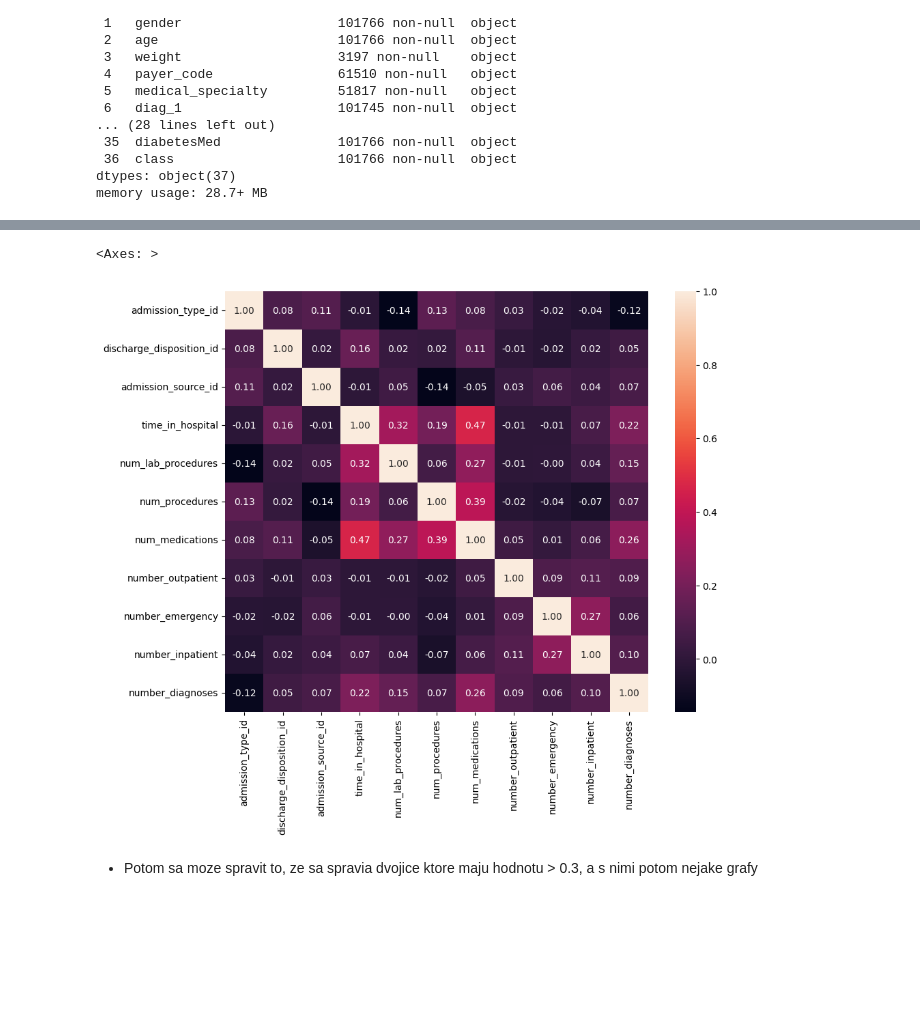
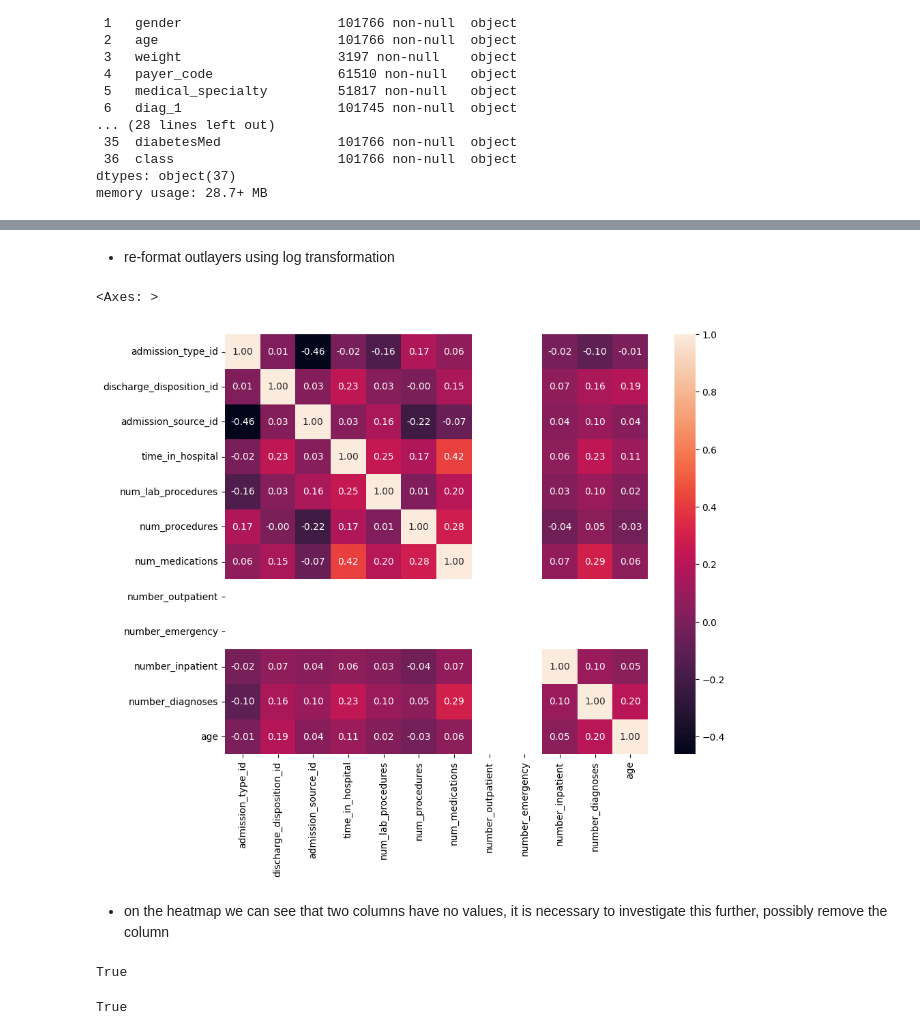
Before and after one commit to Pi3dr0/ZNEUS_diabetest, a Jupyter notebook: main.ipynb, the cells around one changed output, grey strips where cells are left out. Cells and saved outputs as stored; diff of their text form; code cells hidden in the pictures; blank space fills up the shorter version.

```diff
--- a/main.ipynb
+++ b/main.ipynb
@@ -133,0 +152,8 @@ print(cols_to_drop)
+# %%
+numeric_col: list[str] = df.select_dtypes(include='number').columns # type: ignore
+# %%
+for col in df.select_dtypes(include='object').columns:
+    converted = pd.to_numeric(df[col], errors='coerce')
+
+    if converted.notna().mean() > 0.5:
+        df[col] = converted
@@ -133,0 +162,5 @@ print(cols_to_drop)
+# %%
+for col in numeric_col:
+    sns.histplot(data=df[col], kde=True) # type: ignore
+    plt.title(col)
+    plt.show()
@@ -134,13 +180,34 @@ print(cols_to_drop)
+# %%
+for col in numeric_col:
+    Q1 = df[col].quantile(0.25)
+    Q3 = df[col].quantile(0.75)
+    iqr = Q3 - Q1
+    lower_b = Q1 - 1.5 * iqr
+    upper_b = Q3 + 1.5 * iqr
+
+    df.loc[(df[col] < lower_b) | (df[col] > upper_b), col] = np.nan
+    df[col] = df[col].fillna(df[col].median())
+    df[col] = np.log1p(df[col])
+# %% [markdown]
+- re-format outlayers using log transformation
 # %%
 plt.figure(figsize=(10, 8))
 
-sns.heatmap(data=numeric_val.corr(),
+sns.heatmap(data=df[numeric_col].corr(),
             cmap="rocket",
             annot=True,
             fmt=".2f"
             )
 # %% [output]
 <Axes: >
-[figure, old version]
+[figure, new version]
-# %% [markdown]
-- Potom sa moze spravit to, ze sa spravia dvojice ktore maju hodnotu > 0.3, a s nimi potom nejake grafy
+# %% [markdown]
+- on the heatmap we can see that two columns have no values, it is necessary to investigate this further, possibly remove the column
+# %%
+df['number_outpatient'].nunique() == 1
+# %% [output]
+True
+# %%
+df['number_emergency'].nunique() == 1
+# %% [output]
+True
```
Also changed, not shown: parts of 15 cells of this notebook.
